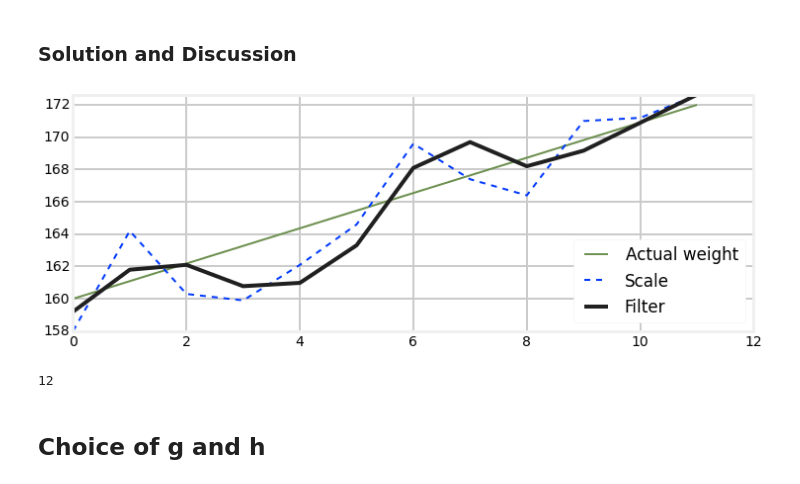
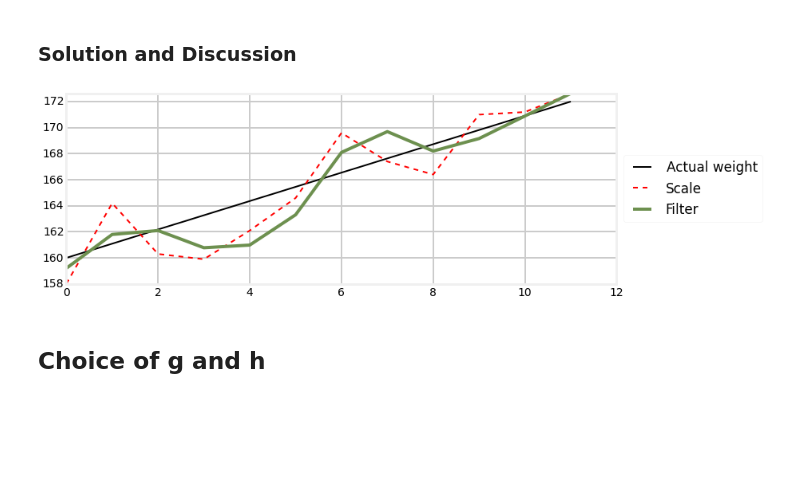
Before and after one commit to rlabbe/Kalman-and-Bayesian-Filters-in-Python, a Jupyter notebook: 01_g-h_filter.ipynb, the cells around one changed output. Saved outputs shown, nothing was run; the diff lists cells and outputs as text; code cells hidden in the pictures; blank space fills up the shorter version.

```diff
--- a/01_g-h_filter.ipynb
+++ b/01_g-h_filter.ipynb
@@ -457,57 +391,31 @@ Test it by passing in the same weight data as before, plot the results, and visu
 # %% [markdown]
 ### Solution and Discussion
 # %%
+from gh_internal import plot_g_h_results
+
 def g_h_filter(data, x0, dx, g, h, dt=1., pred=None):
-    """
-    Performs g-h filter on 1 state variable with a fixed g and h.
-
-    'data' contains the data to be filtered.
-    'x0' is the initial value for our state variable
-    'dx' is the initial change rate for our state variable
-    'g' is the g-h's g scale factor
-    'h' is the g-h's h scale factor
-    'dt' is the length of the time step
-    'pred' is an optional list. If provided, each prediction will
-    be stored in it
-    """
-
     x = x0
     results = []
     for z in data:
         #prediction step
         x_est = x + (dx*dt)
         dx = dx
-
         if pred is not None:
             pred.append(x_est)
 
         # update step
         residual = z - x_est
         dx = dx    + h * (residual) / dt
         x  = x_est + g * residual
-
         results.append(x)
 
     return np.asarray(results)
 
-def plot_g_h_results(measurements, filtered_data,
-                     title='', z_label='Scale', ):
-    bp.plot_measurements(measurements, label=z_label)
-    bp.plot_filter(filtered_data)
-    plt.legend(loc=4)
-    plt.title(title)
-    plt.gca().set_xlim(left=0,right=len(measurements))
-    plt.show()
-
-
-plt.xlim([0, 10])
-bp.plot_track([0, 11],[160, 172], label='Actual weight')
+book_plots.plot_track([0, 11], [160, 172], label='Actual weight')
 data = g_h_filter(data=weights, x0=160, dx=1, g=6./10, h=2./3, dt=1.)
 plot_g_h_results(weights, data)
-print(len(weights))
 # %% [output]
-[figure, old version]
+[figure, new version]
-12
 # %% [markdown]
 ## Choice of g and h
 # %% [markdown]
```
Also changed, not shown: parts of 42 cells of this notebook, 6 other files.
